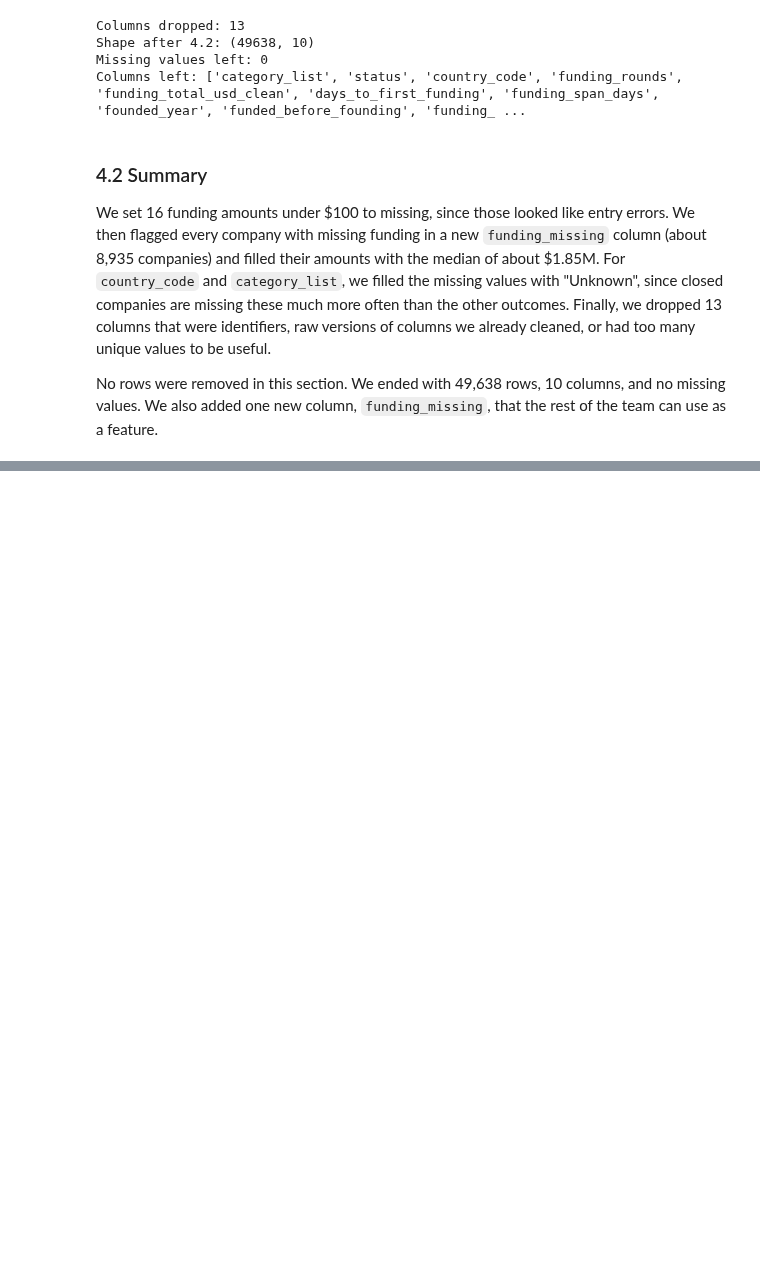
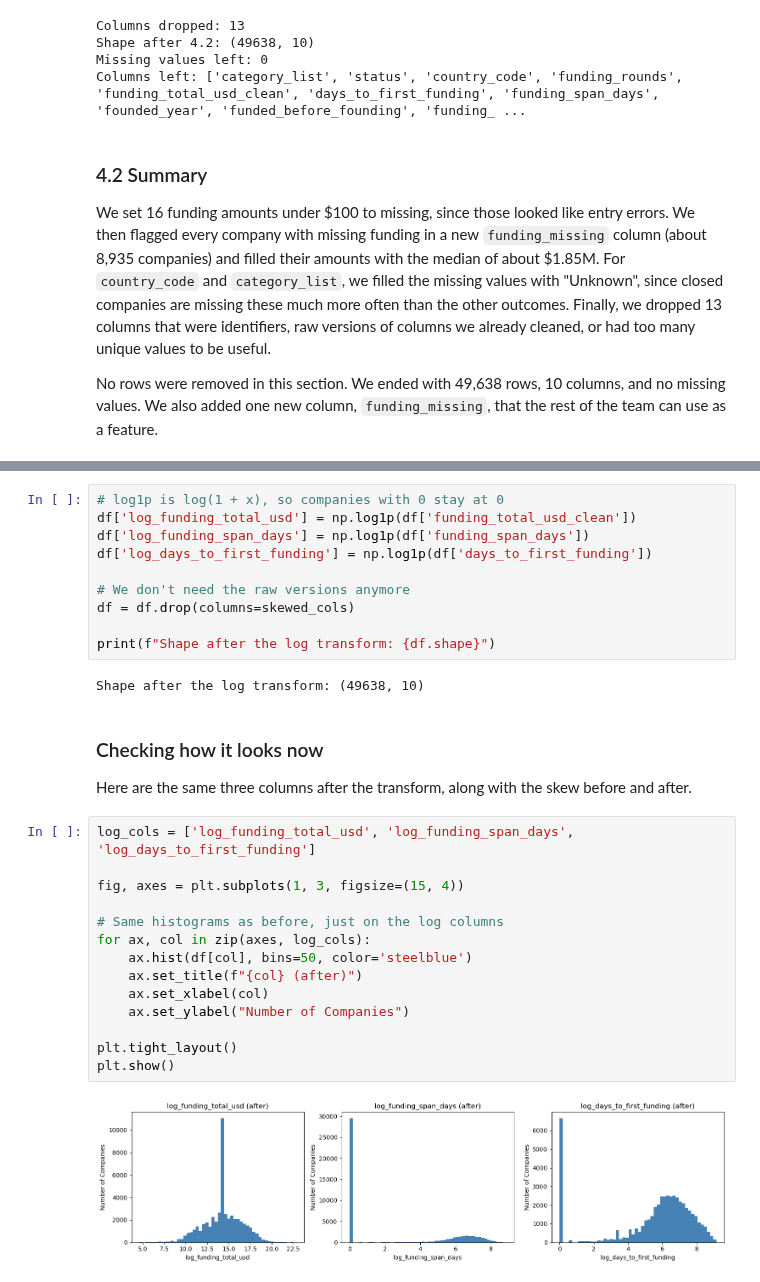
Before and after one commit to Hughes-Tyler/AnalyticsCapstone, a Jupyter notebook: notebooks/main.ipynb, the cells around one changed output, grey strips where cells are left out. Saved outputs shown, nothing was run; the diff lists cells and outputs as text; blank space fills up the shorter version.

```diff
--- a/notebooks/main.ipynb
+++ b/notebooks/main.ipynb
@@ -706,0 +747,32 @@ No rows were removed in this section. We ended with 49,638 rows, 10 columns, and
+# %%
+# log1p is log(1 + x), so companies with 0 stay at 0
+df['log_funding_total_usd'] = np.log1p(df['funding_total_usd_clean'])
+df['log_funding_span_days'] = np.log1p(df['funding_span_days'])
+df['log_days_to_first_funding'] = np.log1p(df['days_to_first_funding'])
+
+# We don't need the raw versions anymore
+df = df.drop(columns=skewed_cols)
+
+print(f"Shape after the log transform: {df.shape}")
+# %% [output]
+Shape after the log transform: (49638, 10)
+# %% [markdown]
+### Checking how it looks now
+
+Here are the same three columns after the transform, along with the skew before and after.
+# %%
+log_cols = ['log_funding_total_usd', 'log_funding_span_days', 'log_days_to_first_funding']
+
+fig, axes = plt.subplots(1, 3, figsize=(15, 4))
+
+# Same histograms as before, just on the log columns
+for ax, col in zip(axes, log_cols):
+    ax.hist(df[col], bins=50, color='steelblue')
+    ax.set_title(f"{col} (after)")
+    ax.set_xlabel(col)
+    ax.set_ylabel("Number of Companies")
+
+plt.tight_layout()
+plt.show()
+# %% [output]
+[figure, added]
```
Also changed, not shown: parts of 15 cells of this notebook.
